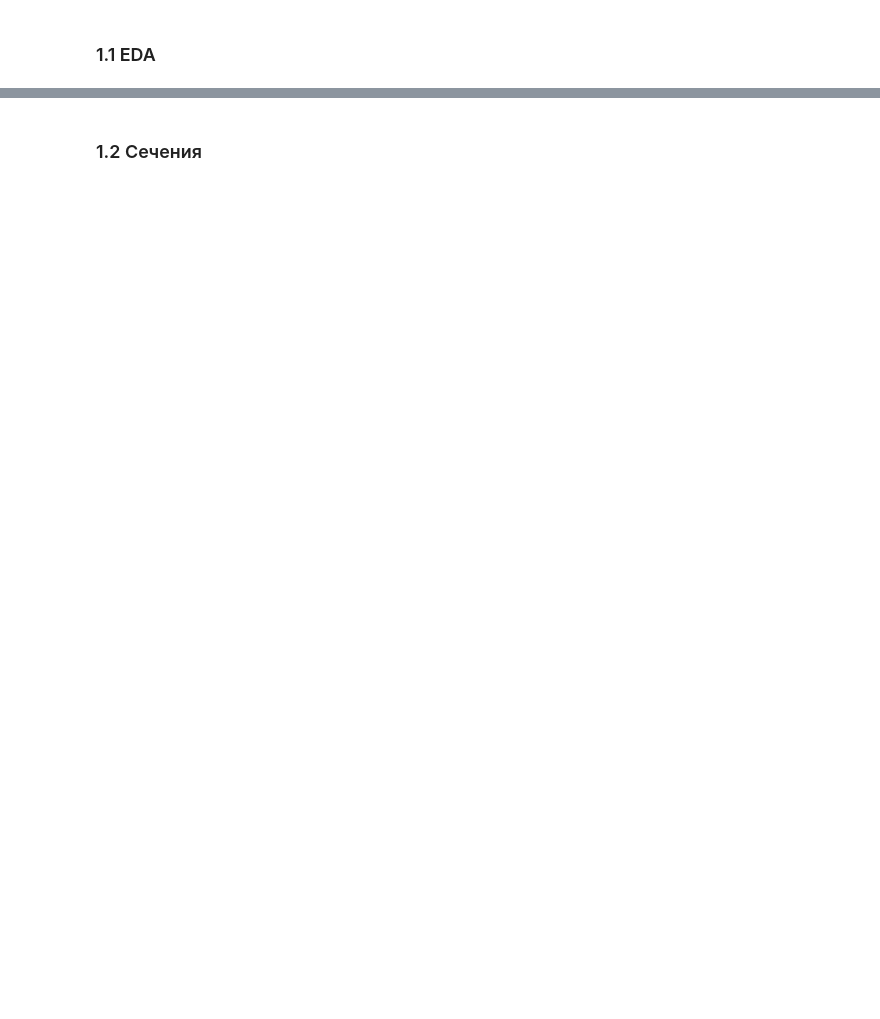
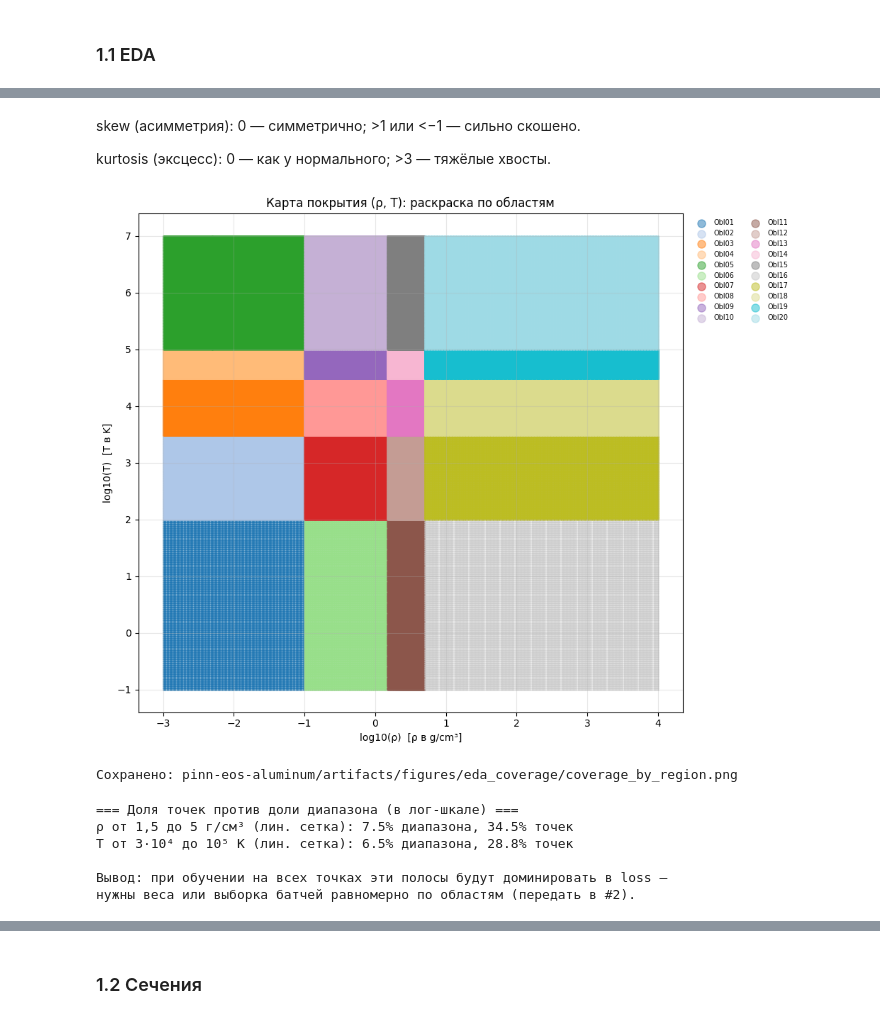
Before and after one commit to Antibote/pinn-eos-aluminum, a Jupyter notebook: notebooks/pinn_eos_colab.ipynb, the cells around one changed output, grey strips where cells are left out. Drawn from its saved outputs; the diff is of its cells as text; code cells hidden in the pictures; blank space fills up the shorter version.

```diff
--- a/notebooks/pinn_eos_colab.ipynb
+++ b/notebooks/pinn_eos_colab.ipynb
@@ -137,0 +498,59 @@ df.head()
+# %% [markdown]
+skew (асимметрия): 0 — симметрично; >1 или <−1 — сильно скошено.
+
+kurtosis (эксцесс): 0 — как у нормального; >3 — тяжёлые хвосты.
+# %%
+# Работаем с копией, чтобы не добавлять колонки в общую df
+cov = df.assign(
+    log_rho=np.log10(df["rho"].values),
+    log_T=np.log10(df["T"].values),
+)
+
+FIG = FIGURES / "eda_coverage"
+FIG.mkdir(parents=True, exist_ok=True)
+
+regions = sorted(cov["region"].unique())
+cmap = plt.get_cmap("tab20")
+colors = {r: cmap(i % 20) for i, r in enumerate(regions)}
+
+fig, ax = plt.subplots(figsize=(10, 8))
+for r in regions:
+    sub = cov[cov["region"] == r]
+    ax.scatter(sub["log_rho"], sub["log_T"],
+               s=1, alpha=0.5, color=colors[r], label=r, rasterized=True)
+
+ax.set_xlabel("log10(ρ)  [ρ в g/cm³]")
+ax.set_ylabel("log10(T)  [T в K]")
+ax.set_title("Карта покрытия (ρ, T): раскраска по областям")
+ax.grid(True, alpha=0.3)
+ax.legend(markerscale=8, fontsize=7, ncol=2, loc="upper left",
+          bbox_to_anchor=(1.01, 1.0), frameon=False)
+
+plt.tight_layout()
+out = FIG / "coverage_by_region.png"
+plt.savefig(out, dpi=130, bbox_inches="tight")
+plt.show()
+print("Сохранено:", out)
+# %% [output]
+[figure, added]
+Сохранено: pinn-eos-aluminum/artifacts/figures/eda_coverage/coverage_by_region.png
+# %%
+# Неравномерная плотность точек: линейные сетки в двух полосах дают пики
+bands = [
+    ("rho", 1.5, 5.0, 1e-3, 1e4, "ρ от 1,5 до 5 г/см³ (лин. сетка)"),
+    ("T", 3e4, 1e5, 0.1, 1e7, "T от 3·10⁴ до 10⁵ K (лин. сетка)"),
+]
+print("=== Доля точек против доли диапазона (в лог-шкале) ===")
+for col, lo, hi, full_lo, full_hi, name in bands:
+    share_range = (np.log10(hi) - np.log10(lo)) / (np.log10(full_hi) - np.log10(full_lo))
+    share_points = ((df[col] >= lo) & (df[col] < hi)).mean()
+    print(f"{name}: {100*share_range:.1f}% диапазона, {100*share_points:.1f}% точек")
+print("\nВывод: при обучении на всех точках эти полосы будут доминировать в loss —"
+      "\nнужны веса или выборка батчей равномерно по областям (передать в #2).")
+# %% [output]
+=== Доля точек против доли диапазона (в лог-шкале) ===
+ρ от 1,5 до 5 г/см³ (лин. сетка): 7.5% диапазона, 34.5% точек
+T от 3·10⁴ до 10⁵ K (лин. сетка): 6.5% диапазона, 28.8% точек
+
+Вывод: при обучении на всех точках эти полосы будут доминировать в loss —
+нужны веса или выборка батчей равномерно по областям (передать в #2).
```
Also changed, not shown: parts of 67 cells of this notebook, 24 other files.
